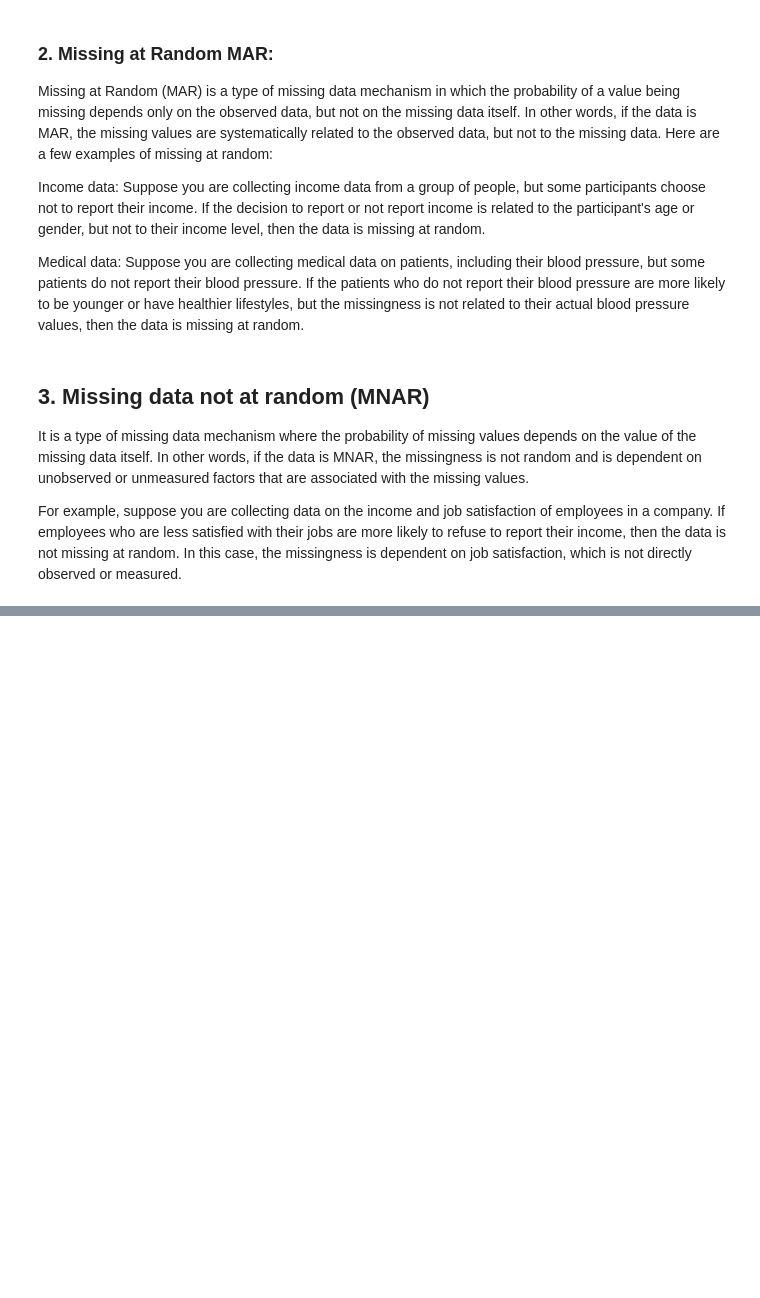
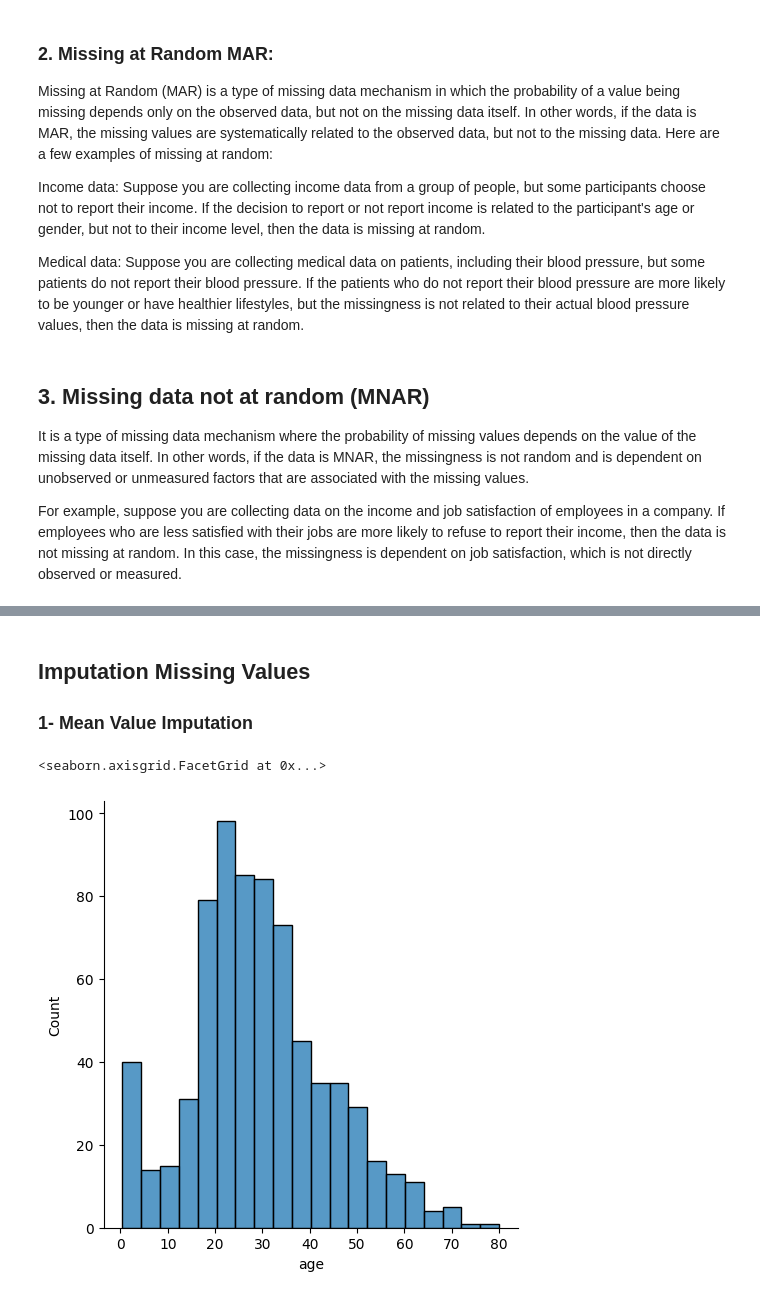
Before and after one commit to jedesai/Feature-Engineering, a Jupyter notebook: HandlingMissingValues.ipynb, the cells around one changed output, grey strips where cells are left out. Drawn from its saved outputs; the diff is of its cells as text; code cells hidden in the pictures; blank space fills up the shorter version.

Commit message:
Handling missing values

```diff
--- a/HandlingMissingValues.ipynb
+++ b/HandlingMissingValues.ipynb
@@ -22,0 +26,2 @@ For example, suppose you are collecting data on the income and job satisfaction
+# %%
+df = sns.load_dataset('titanic')
@@ -22,0 +89,8 @@ For example, suppose you are collecting data on the income and job satisfaction
+# %% [markdown]
+## Imputation Missing Values
+### 1- Mean Value Imputation
+# %%
+sns.displot(df['age'])
+# %% [output]
+<seaborn.axisgrid.FacetGrid at 0x...>
+[figure, added]
```
Also changed, not shown: parts of 20 cells of this notebook.
